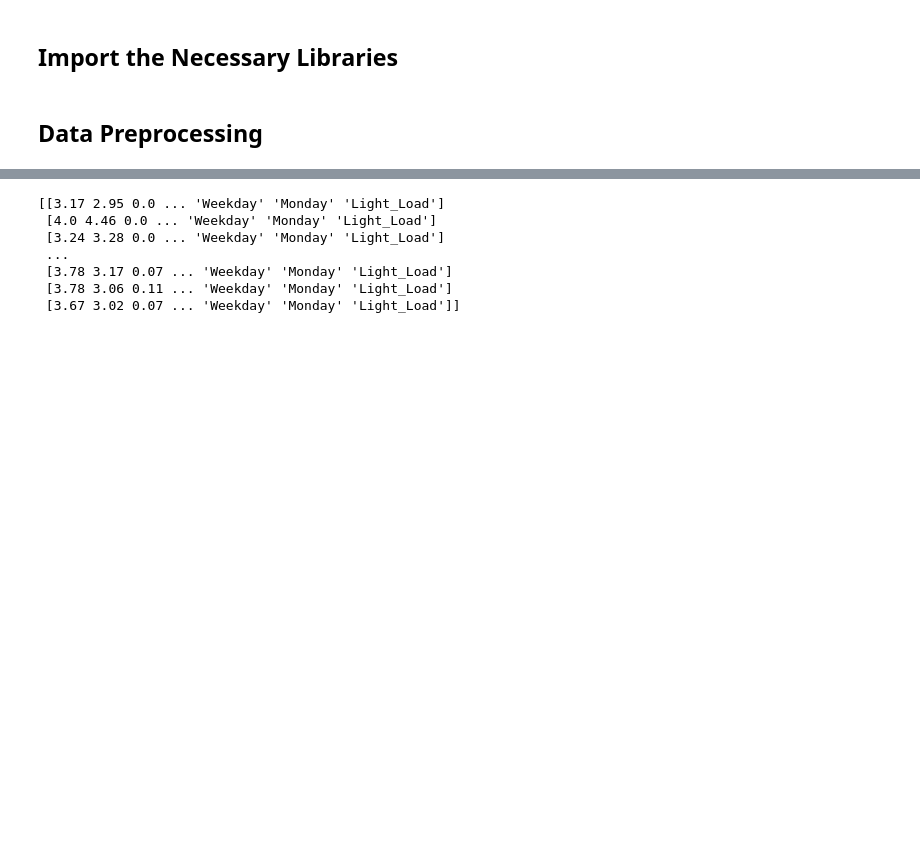
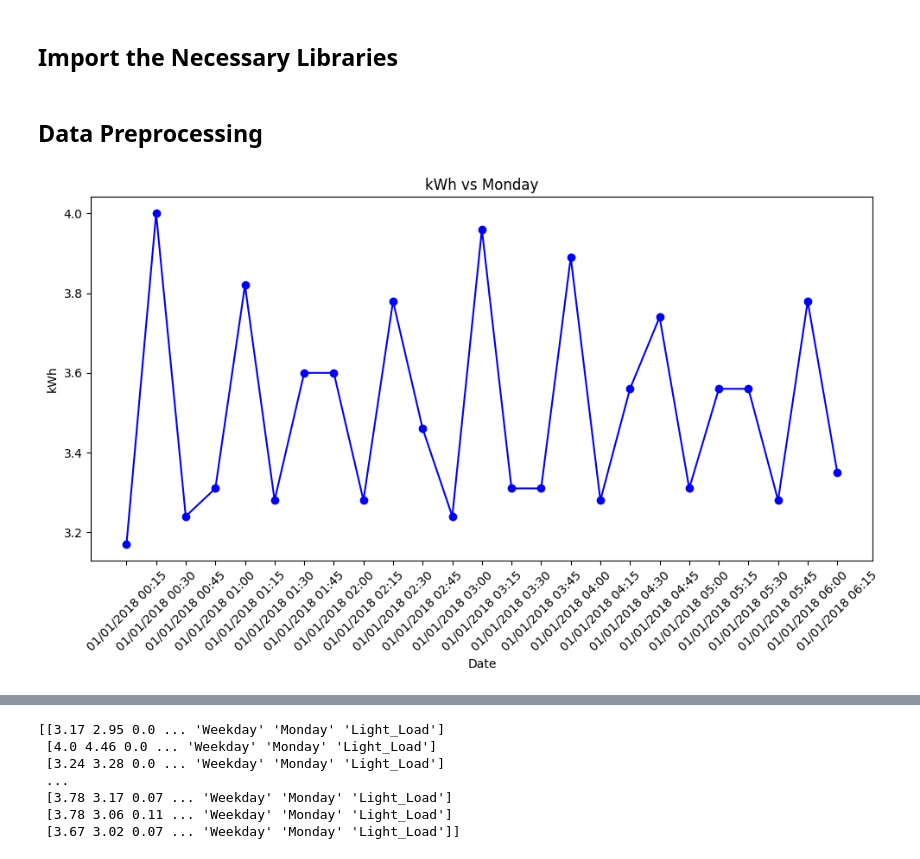
Before and after one commit to prajwalandysam/FYP-Group-3, a Jupyter notebook: Eval2.ipynb, the cells around one changed output, grey strips where cells are left out. Cells and saved outputs as stored; diff of their text form; code cells hidden in the pictures; blank space fills up the shorter version.

```diff
--- a/Eval2.ipynb
+++ b/Eval2.ipynb
@@ -9,2 +10,27 @@ from sklearn.preprocessing import StandardScaler
 # %% [markdown]
 ## Data Preprocessing
+# %%
+df=data = pd.read_csv("Steel_industry_data.csv")
+# df = pd.DataFrame(data)
+
+# Plot kWh vs Day_of_week
+df=df[df['Day_of_week'] == 'Monday']
+df=df.head(25)
+plt.figure(figsize=(10, 6))
+# plt.plot(df['Day_of_week'], df['Usage_kWh'], marker='o', linestyle='-', color='b')
+plt.plot(df['date'], df['Usage_kWh'], marker='o', linestyle='-', color='b')
+
+
+# Set labels and title
+plt.xlabel('Date')
+plt.ylabel('kWh')
+plt.title('kWh vs Monday')
+
+# Rotate x-axis labels for better visibility
+plt.xticks(rotation=45)
+
+# Display the plot
+plt.tight_layout()
+plt.show()
+# %% [output]
+[figure, added]
```
Also changed, not shown: parts of 26 cells of this notebook, 6 other files.
